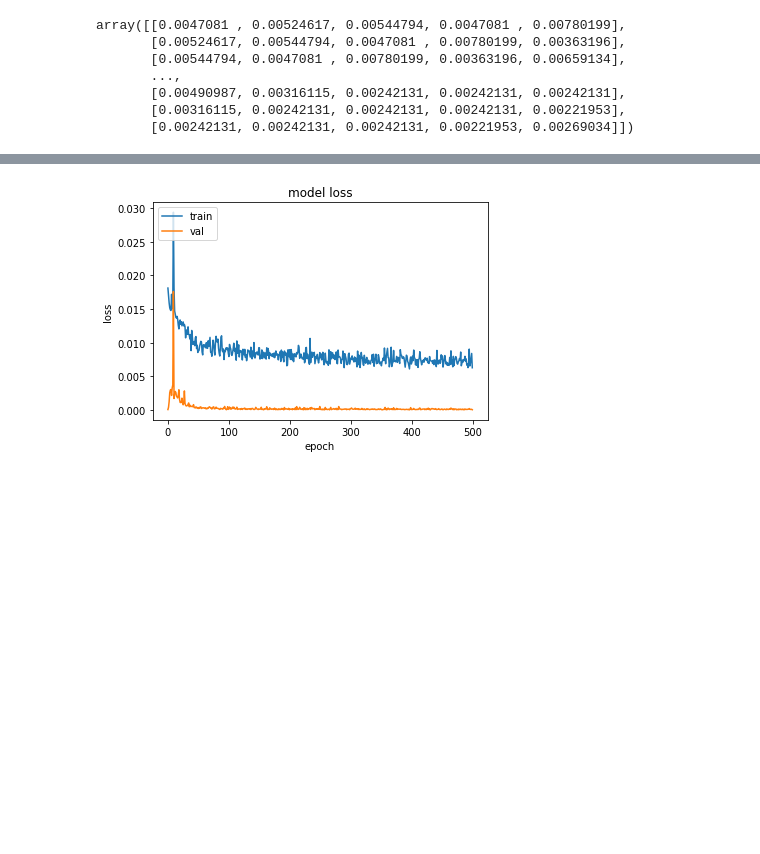
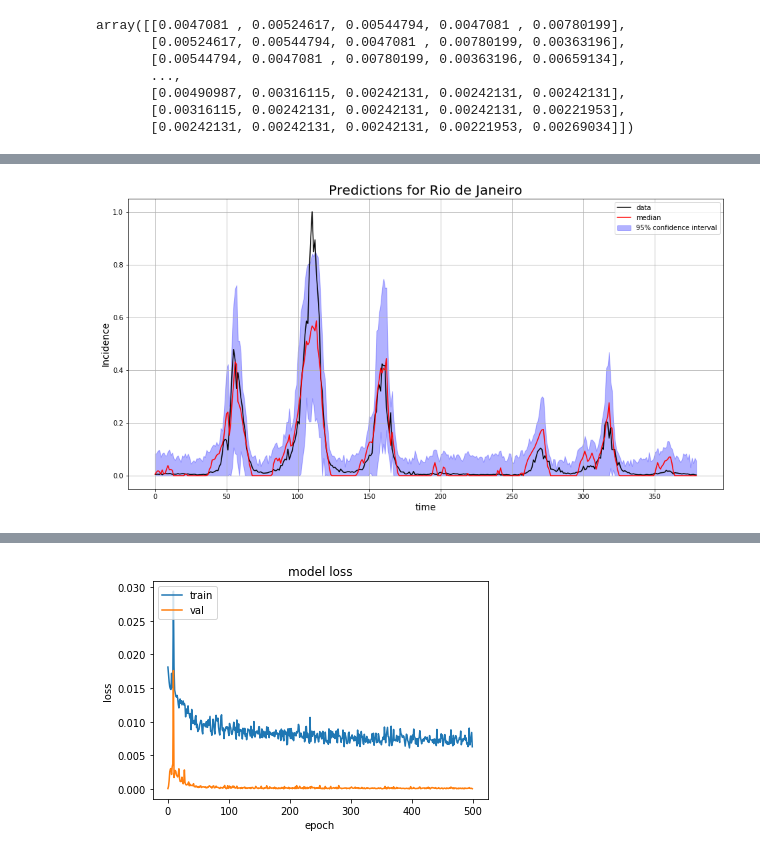
Before and after one commit to AlertaDengue/InfoDenguePredict, a Jupyter notebook: Notebooks/Running LSTM models.ipynb, the cells around one changed output, grey strips where cells are left out. Cells and saved outputs as stored; diff of their text form; code cells hidden in the pictures; blank space fills up the shorter version.

```diff
--- a/Notebooks/Running LSTM models.ipynb
+++ b/Notebooks/Running LSTM models.ipynb
@@ -125,0 +212,6 @@ array([[0.0047081 , 0.00524617, 0.00544794, 0.0047081 , 0.00780199],
+# %%
+fig, ax = plt.subplots(figsize=(16,8))
+plot_quantiles(ax,predictions[:,:,0],y_train[:,0])
+fig.savefig("LSTM Dropout uncertainty Rio de Janeiro.png")
+# %% [output]
+[figure, added]
```
Also changed, not shown: parts of 33 cells of this notebook, 8 other files.
